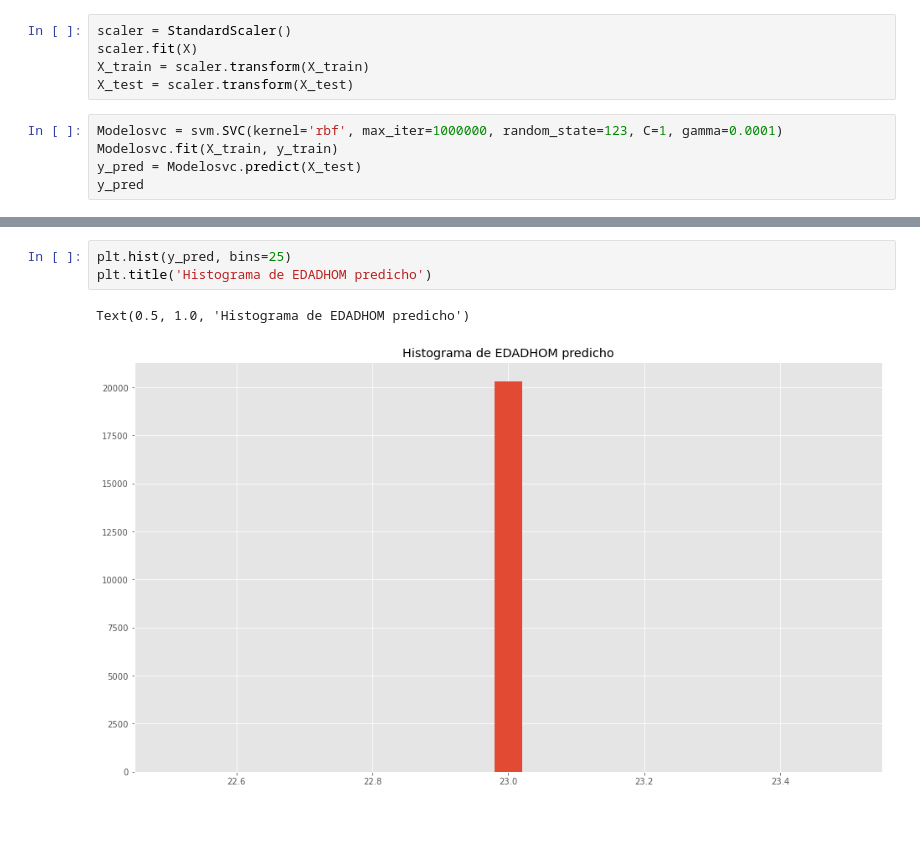
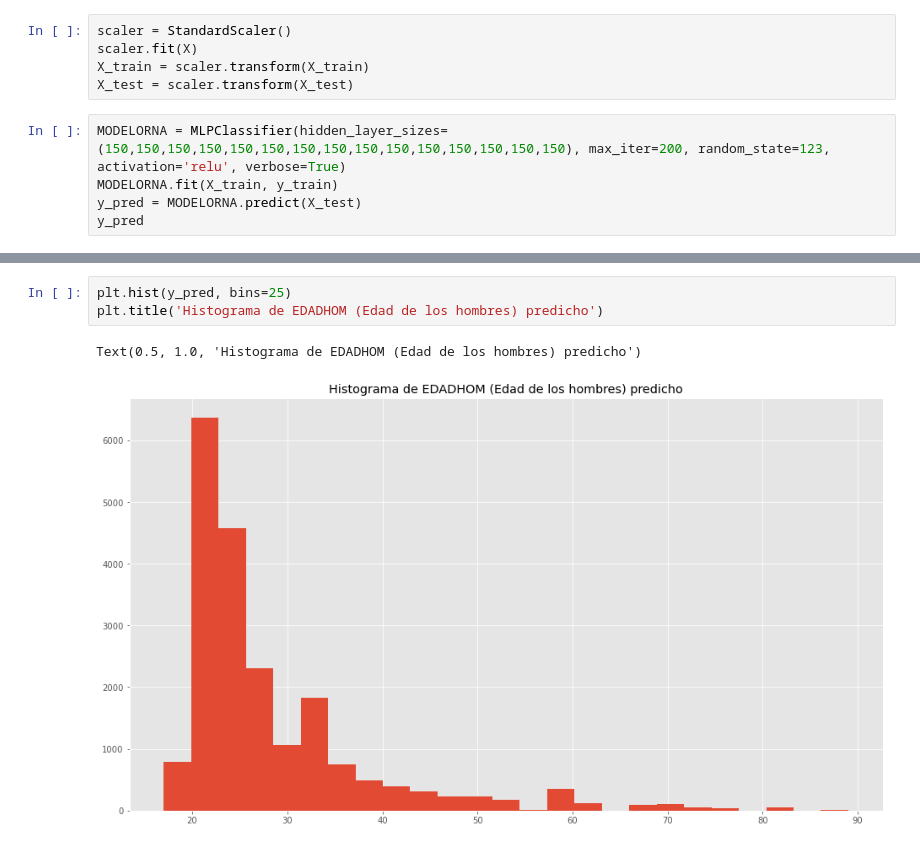
Before and after one commit to Diego223/ProyectoMiningData, a Jupyter notebook: PROYECTO1DM.ipynb, the cells around one changed output, grey strips where cells are left out. Saved outputs shown, nothing was run; the diff lists cells and outputs as text; blank space fills up the shorter version.

```diff
--- a/PROYECTO1DM.ipynb
+++ b/PROYECTO1DM.ipynb
@@ -1086,8 +1090,8 @@ scaler.fit(X)
 X_train = scaler.transform(X_train)
 X_test = scaler.transform(X_test)
 # %%
-Modelosvc = svm.SVC(kernel='rbf', max_iter=1000000, random_state=123, C=1, gamma=0.0001)
-Modelosvc.fit(X_train, y_train)
-y_pred = Modelosvc.predict(X_test)
+MODELORNA = MLPClassifier(hidden_layer_sizes=(150,150,150,150,150,150,150,150,150,150,150,150,150,150,150), max_iter=200, random_state=123, activation='relu', verbose=True)
+MODELORNA.fit(X_train, y_train)
+y_pred = MODELORNA.predict(X_test)
 y_pred
 # %% [output]
@@ -1109,6 +1147,6 @@ Text(0.5, 1.0, 'Histograma de EDADHOM Original')
 # %%
 plt.hist(y_pred, bins=25)
-plt.title('Histograma de EDADHOM predicho')
+plt.title('Histograma de EDADHOM (Edad de los hombres) predicho')
 # %% [output]
-Text(0.5, 1.0, 'Histograma de EDADHOM predicho')
+Text(0.5, 1.0, 'Histograma de EDADHOM (Edad de los hombres) predicho')
-[figure, old version]
+[figure, new version]
```
Also changed, not shown: parts of 36 cells of this notebook.
